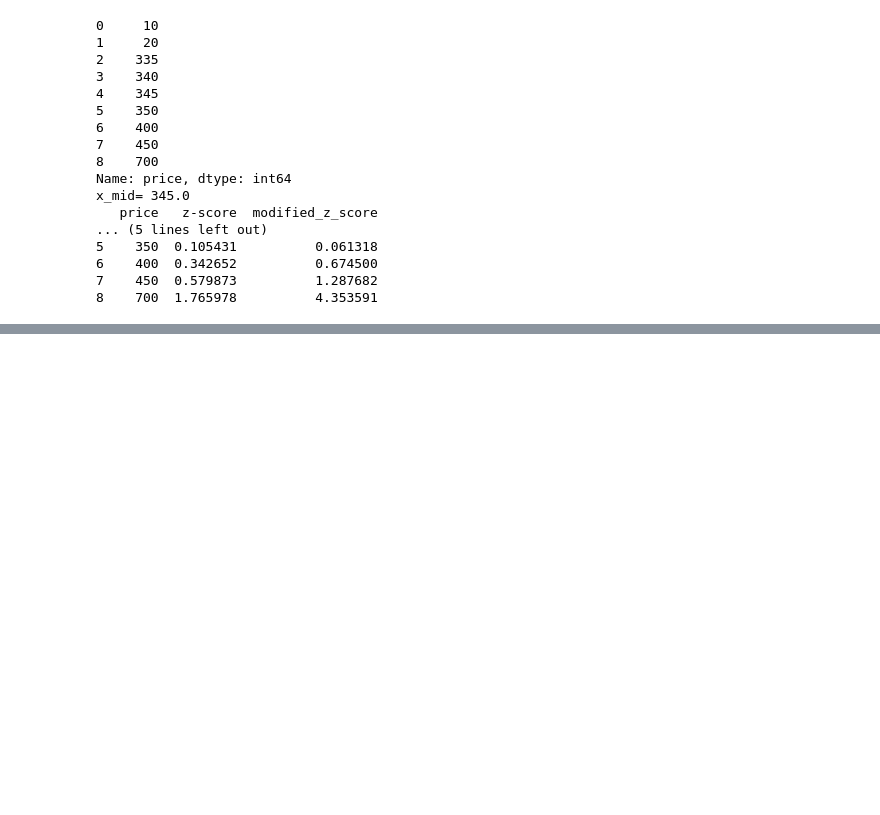
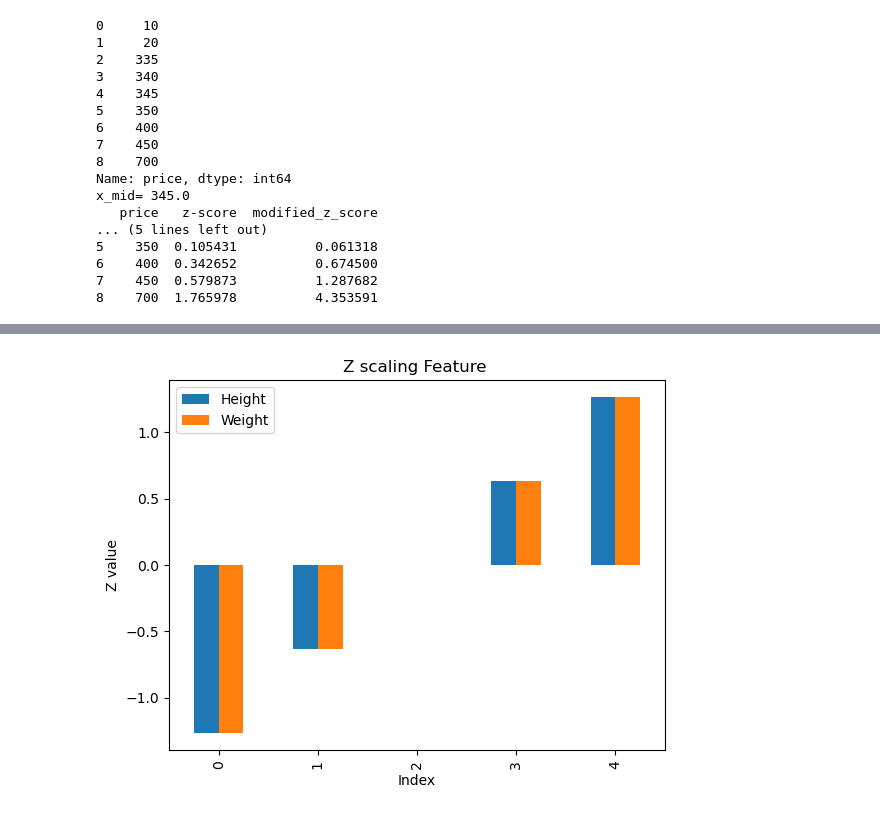
Before and after one commit to arman-hossain45/Phitrom_AI-ML, a Jupyter notebook: allModulePractice.ipynb, the cells around one changed output, grey strips where cells are left out. Saved outputs shown, nothing was run; the diff lists cells and outputs as text; code cells hidden in the pictures; blank space fills up the shorter version.

```diff
--- a/allModulePractice.ipynb
+++ b/allModulePractice.ipynb
@@ -4223,0 +4234,8 @@ x_mid= 345.0
+# %%
+data=({
+    'Height':[150,160,170,180,190],
+    'Weight':[50,60,70,80,90]
+
+})
+df=pd.DataFrame(data)
+df
@@ -4223,0 +4249,7 @@ x_mid= 345.0
+# %%
+m=df.mean()
+print('Mean ',m)
+s=df.std()
+print("Standard deviation",s)
+z=(df-m)/s
+z.round(2)
@@ -4223,0 +4269,7 @@ x_mid= 345.0
+# %%
+z.plot(kind='bar')
+plt.title('Z scaling Feature ')
+plt.xlabel('Index'); plt.ylabel("Z value")
+plt.show()
+# %% [output]
+[figure, added]
```
Also changed, not shown: parts of 6 cells of this notebook.
